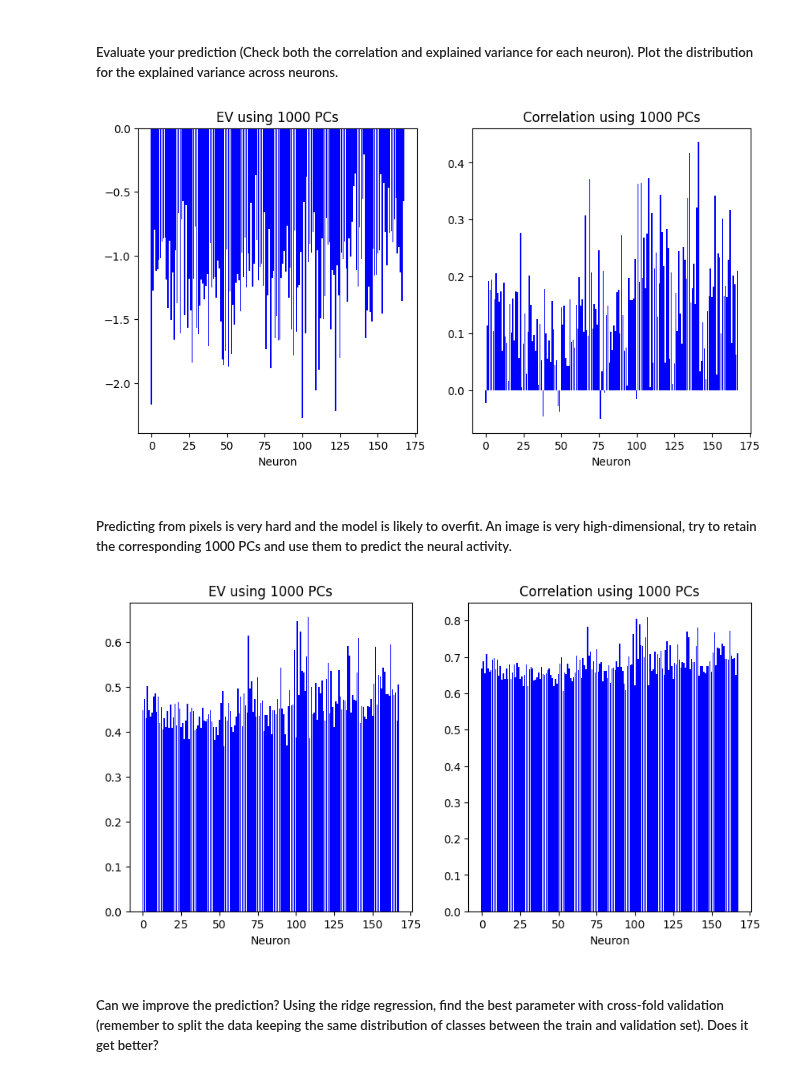
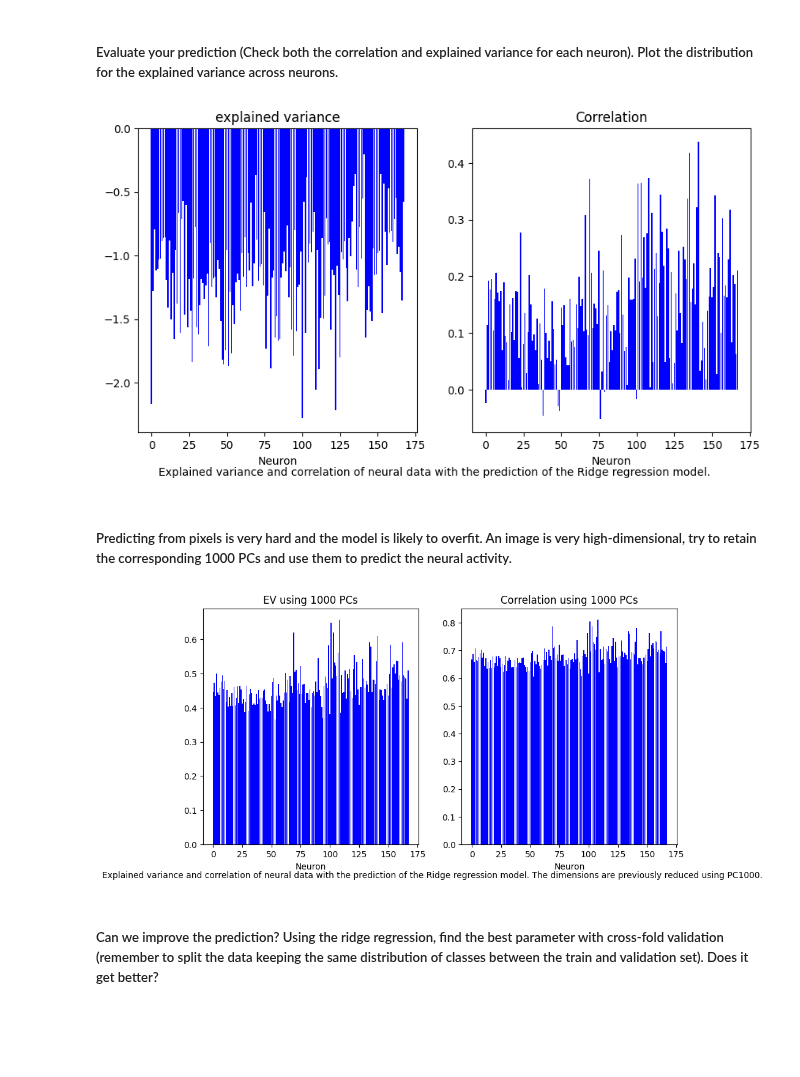
Before and after one commit to barbaragrosjean/Brain_like_mini_project, a Jupyter notebook: week6.ipynb, the cells around one changed output. Cells and saved outputs as stored; diff of their text form; code cells hidden in the pictures; blank space fills up the shorter version.

```diff
--- a/week6.ipynb
+++ b/week6.ipynb
@@ -132,15 +132,19 @@ fig, axs = plt.subplots(1, 2, figsize = (10, 5))
 
 axs[0].bar(range(y.shape[1]), explained_variance_scores, color='blue')
 axs[0].set_xlabel('Neuron')
-axs[0].set_title('EV using 1000 PCs')
+axs[0].set_title('explained variance')
 
 axs[1].bar(range(y.shape[1]), correlation_scores, color='blue')
 axs[1].set_xlabel('Neuron')
-axs[1].set_title('Correlation using 1000 PCs')
+axs[1].set_title('Correlation')
+
+txt = 'Explained variance and correlation of neural data with the prediction of the Ridge regression model.'
+fig.text(.5, .0, txt, ha='center')
+
 
 fig.savefig('Fig/ridge_model')
 # %% [output]
-[figure, old version]
+[figure, new version]
 # %% [markdown]
 ##### Predicting from pixels is very hard and the model is likely to overfit. An image is very high-dimensional, try to retain the corresponding 1000 PCs and use them to predict the neural activity.
 # %%
@@ -148,40 +152,44 @@ from sklearn.decomposition import PCA
 
 # Project the stimulus on its first 1000 PCs
 pca = PCA(n_components=1000)
-X_reduced = pca.fit_transform(X)
+X_train_reduced = pca.fit_transform(X)
 
 # Re-train with lower-dimensional data
 ridge_model_reduced = Ridge(alpha=1.0)
-ridge_model_reduced.fit(X_reduced, y)
+ridge_model_reduced.fit(X_train_reduced, y)
 
 # Do the same analysis as above but with ridhe_model_reduced
-y_pred_reduced = ridge_model_reduced.predict(X_reduced)
+y_pred_reduced = ridge_model_reduced.predict(X_train_reduced)
 
 correlation_scores_reduced = []
 explained_variance_scores_reduced = []
 
 for i in range(y.shape[1]):
     # Correlation
     corr = np.corrcoef(y[:, i], y_pred_reduced[:, i])[0, 1]
     correlation_scores_reduced.append(corr)
 
     # Explained variance
     explained_variance = explained_variance_score(y[:, i], y_pred_reduced[:, i])
     explained_variance_scores_reduced.append(explained_variance)
 
 fig, axs = plt.subplots(1, 2, figsize = (10, 5))
 
 axs[0].bar(range(y.shape[1]), explained_variance_scores_reduced, color='blue')
 axs[0].set_xlabel('Neuron')
 axs[0].set_title('EV using 1000 PCs')
 
 axs[1].bar(range(y.shape[1]), correlation_scores_reduced, color='blue')
 axs[1].set_xlabel('Neuron')
 axs[1].set_title('Correlation using 1000 PCs')
 
+txt = 'Explained variance and correlation of neural data with the prediction of the Ridge regression model. The dimensions are previously reduced using PC1000.'
+fig.text(.5, 0, txt, ha='center')
+
+
 fig.savefig('Fig/ridge_model_reduced')
 # %% [output]
-[figure, old version]
+[figure, new version]
 # %% [markdown]
 ##### Can we improve the prediction? Using the ridge regression, find the best parameter with cross-fold validation (remember to split the data keeping the same distribution of classes between the train and validation set). Does it get better?
 # %%
```
Also changed, not shown: parts of 31 cells of this notebook, 6 other files.
